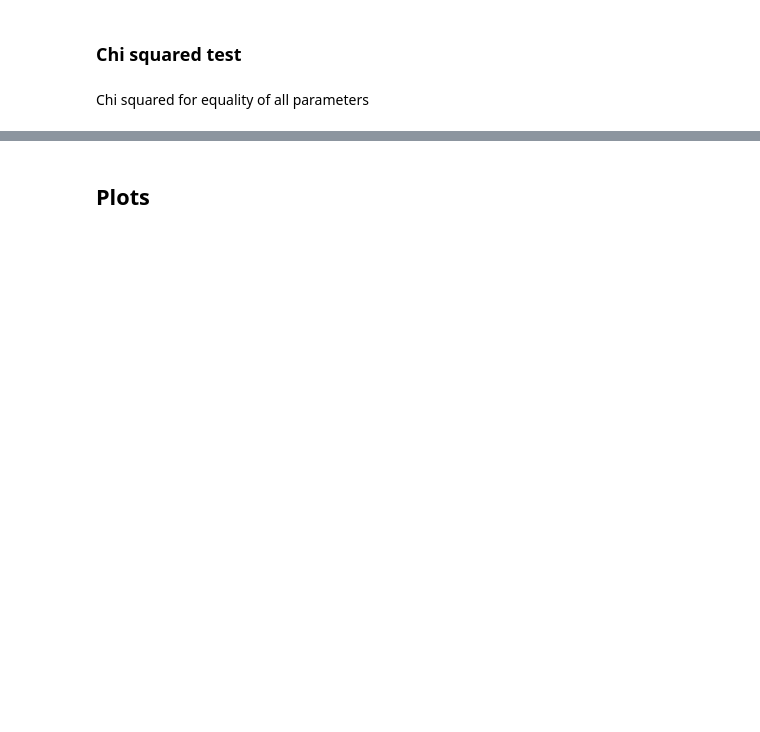
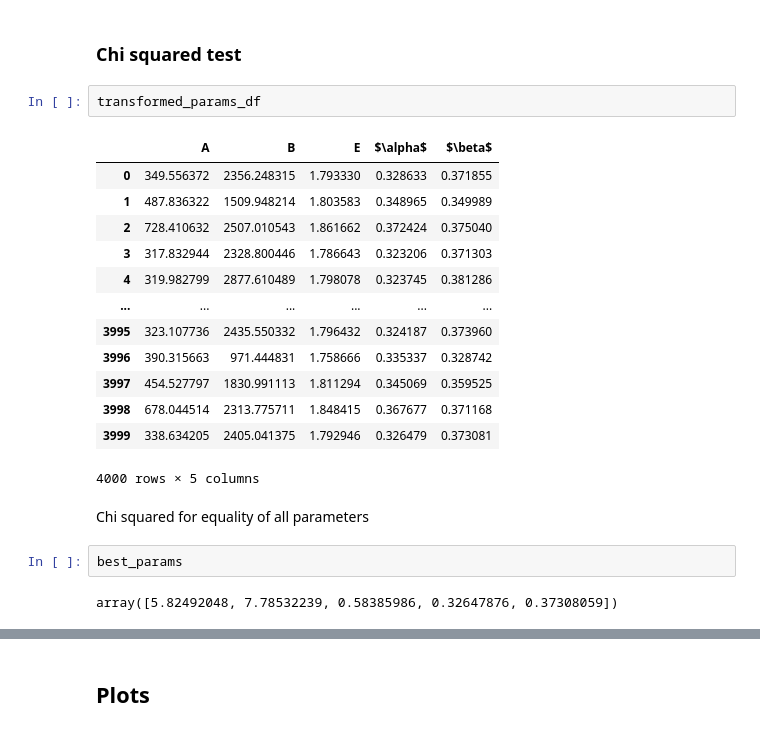
Before and after one commit to epoch-research/analyzing-chinchilla, a Jupyter notebook: data_analysis.ipynb, the cells around one changed output, grey strips where cells are left out. Cells and saved outputs as stored; diff of their text form; blank space fills up the shorter version.

```diff
--- a/data_analysis.ipynb
+++ b/data_analysis.ipynb
@@ -567,4 +568,24 @@ beta: P-value = 4.3e-05
 # %% [markdown]
 ### Chi squared test
+# %%
+transformed_params_df
+# %% [output]
+|  | A | B | E | $\alpha$ | $\beta$ |
+| 0 | 349.556372 | 2356.248315 | 1.793330 | 0.328633 | 0.371855 |
+| 1 | 487.836322 | 1509.948214 | 1.803583 | 0.348965 | 0.349989 |
+| 2 | 728.410632 | 2507.010543 | 1.861662 | 0.372424 | 0.375040 |
+| 3 | 317.832944 | 2328.800446 | 1.786643 | 0.323206 | 0.371303 |
+| 4 | 319.982799 | 2877.610489 | 1.798078 | 0.323745 | 0.381286 |
+| ... | ... | ... | ... | ... | ... |
+| 3995 | 323.107736 | 2435.550332 | 1.796432 | 0.324187 | 0.373960 |
+| 3996 | 390.315663 | 971.444831 | 1.758666 | 0.335337 | 0.328742 |
+| 3997 | 454.527797 | 1830.991113 | 1.811294 | 0.345069 | 0.359525 |
+| 3998 | 678.044514 | 2313.775711 | 1.848415 | 0.367677 | 0.371168 |
+| 3999 | 338.634205 | 2405.041375 | 1.792946 | 0.326479 | 0.373081 |
+4000 rows × 5 columns
 # %% [markdown]
 Chi squared for equality of all parameters
+# %%
+best_params
+# %% [output]
+array([5.82492048, 7.78532239, 0.58385986, 0.32647876, 0.37308059])
```
Also changed, not shown: parts of 66 cells of this notebook.
